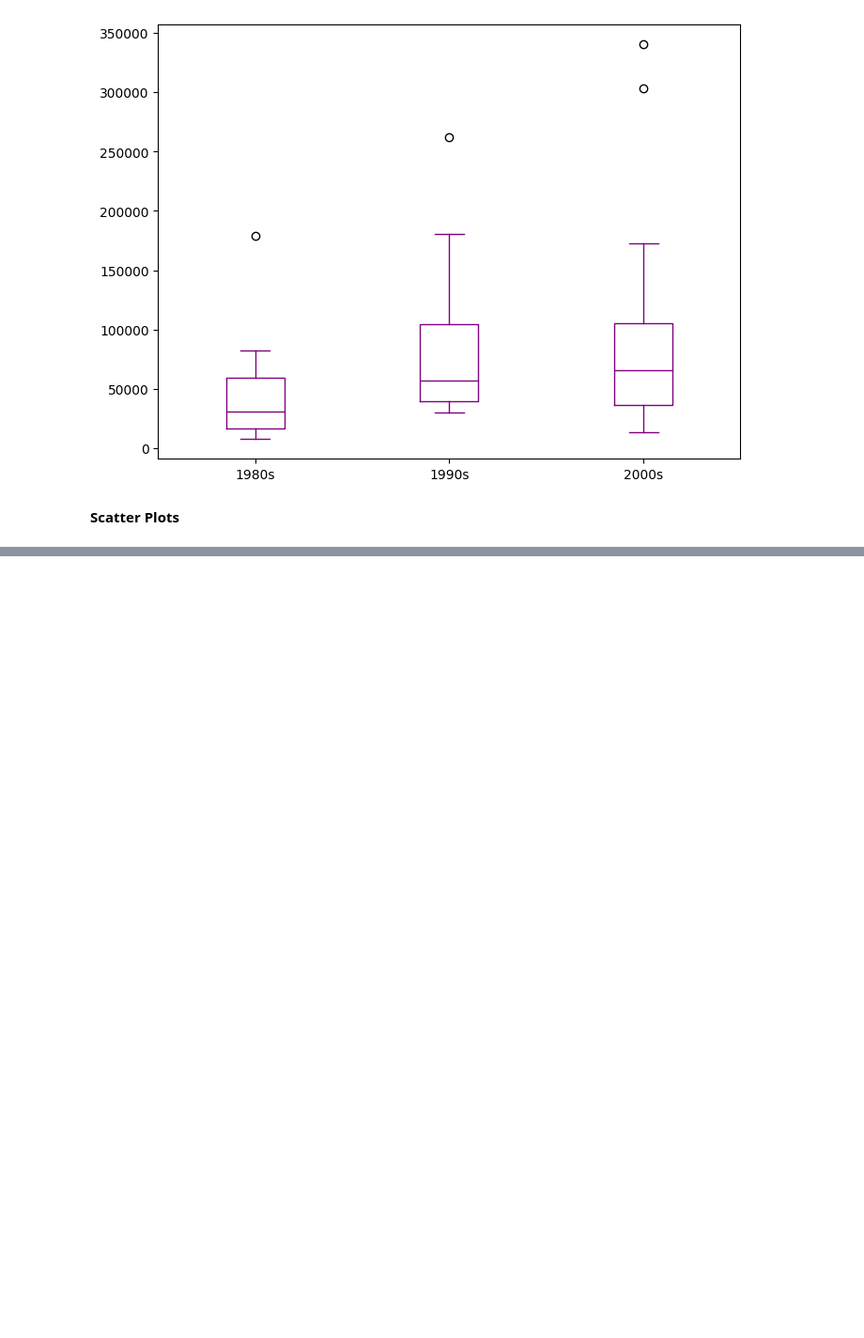
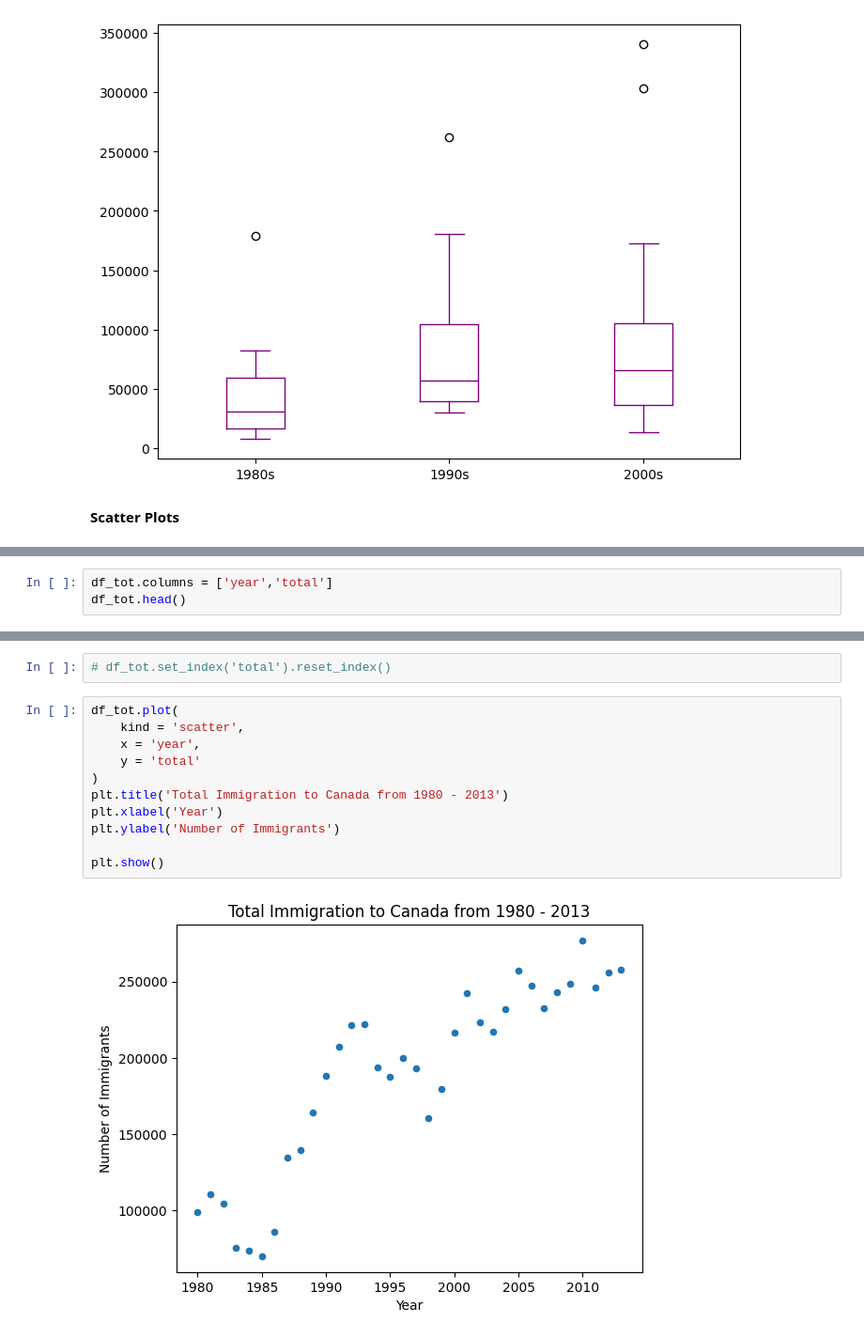
Before and after one commit to Pavannrajj/daily-data-analysis-practice, a Jupyter notebook: matplotlib/plots.ipynb, the cells around one changed output, grey strips where cells are left out. Shown at 94% size. Drawn from its saved outputs; the diff is of its cells as text; blank space fills up the shorter version.

Commit message:
adding scatter and bubble charts

```diff
--- a/matplotlib/plots.ipynb
+++ b/matplotlib/plots.ipynb
@@ -562,0 +580,3 @@ df_tot
+# %%
+df_tot.columns = ['year','total']
+df_tot.head()
@@ -562,0 +590,15 @@ df_tot
+# %%
+# df_tot.set_index('total').reset_index()
+# %%
+df_tot.plot(
+    kind = 'scatter',
+    x = 'year',
+    y = 'total'
+)
+plt.title('Total Immigration to Canada from 1980 - 2013')
+plt.xlabel('Year')
+plt.ylabel('Number of Immigrants')
+
+plt.show()
+# %% [output]
+[figure, added]
```
Also changed, not shown: parts of 18 cells of this notebook, 1 other file.
